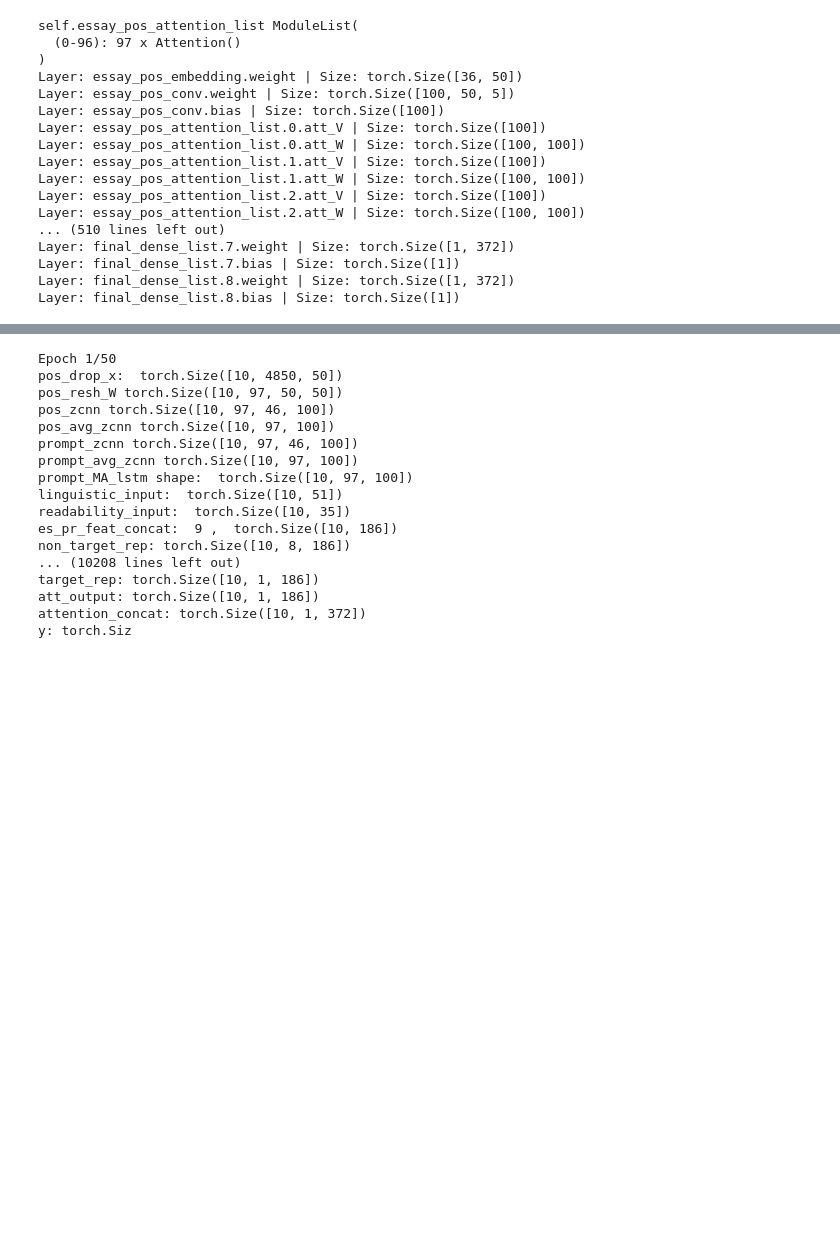
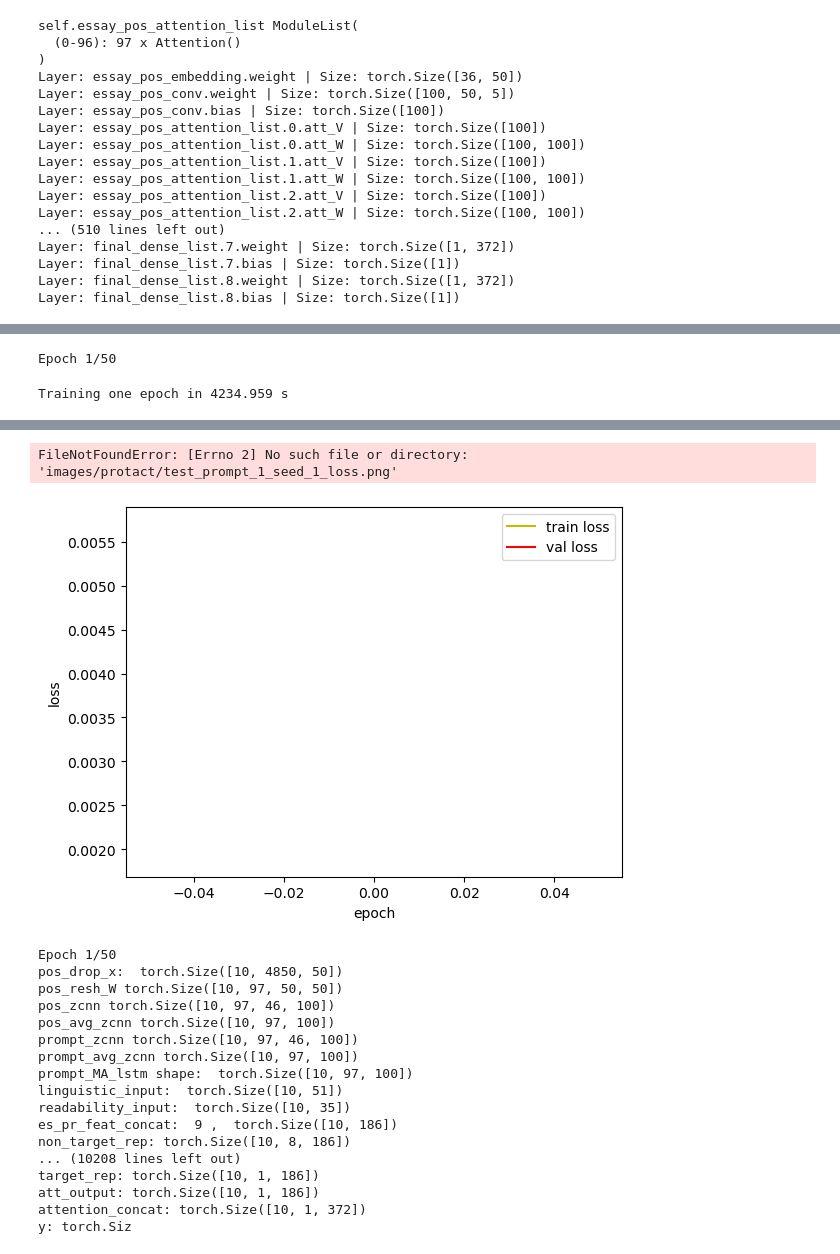
Before and after one commit to 2024-SKKU-AI-project-6/ProTACT, a Jupyter notebook: torch/train_ProTACT.ipynb, the cells around one changed output, grey strips where cells are left out. Saved outputs shown, nothing was run; the diff lists cells and outputs as text; code cells hidden in the pictures; blank space fills up the shorter version.

Commit message:
torch ipynb

```diff
--- a/torch/train_ProTACT.ipynb
+++ b/torch/train_ProTACT.ipynb
@@ -356,0 +342,77 @@ CURRENT EPOCH: -1
+# %%
+import time
+import torch
+from tqdm import tqdm
+import matplotlib.pyplot as plt
+
+class CustomHistory:
+    def __init__(self):
+        self.train_loss = []
+        self.val_loss = []
+
+    def update(self, train_loss, val_loss):
+        self.train_loss.append(train_loss)
+        self.val_loss.append(val_loss)
+
+custom_hist = CustomHistory()
+
+for epoch in range(1):  # e.g., epochs = 50
+    print(f'Epoch {epoch + 1}/{epochs}')
+    start_time = time.time()
+
+    # Training phase
+    model.train()
+    train_loss = 0.0
+    with tqdm(total=len(train_loader), desc=f"Epoch {epoch+1}/{epochs} - Training", leave=True) as pbar:
+        for batch_data in train_loader:
+            optimizer.zero_grad()
+            batch_data = [x.to(device) for x in batch_data]
+            inputs, targets = batch_data[:-1], batch_data[-1]
+            outputs = model(*inputs)
+            loss = criterion.loss_function(targets.float(), outputs)
+            loss.backward()
+            optimizer.step()
+            train_loss += loss.item() * batch_data[0].size(0)
+            pbar.set_postfix({'train_loss': train_loss / len(train_loader.dataset)})
+            pbar.update(1)
+    train_loss /= len(train_loader.dataset)
+
+    # Validation phase
+    model.eval()
+    val_loss = 0.0
+    with torch.no_grad():
+        with tqdm(total=len(dev_loader), desc='Validating', leave=True) as pbar:
+            for batch_data in dev_loader:
+                batch_data = [x.to(device) for x in batch_data]
+                inputs, targets = batch_data[:-1], batch_data[-1]
+                outputs = model(*inputs)
+                loss = criterion.loss_function(targets.float(), outputs)
+                val_loss += loss.item() * batch_data[0].size(0)
+                pbar.set_postfix({'val_loss': val_loss / len(dev_loader.dataset)})
+                pbar.update(1)
+    val_loss /= len(dev_loader.dataset)
+
+    # Update custom history
+    custom_hist.update(train_loss, val_loss)
+
+    # Evaluate the model
+    tt_time = time.time() - start_time
+    print(f"Training one epoch in {tt_time:.3f} s")
+    evaluator.evaluate(model, epoch + 1)
+    print(f"Train Loss: {train_loss:.4f} || Val Loss: {val_loss:.4f}")
+
+# Print final evaluation info
+evaluator.print_final_info()
+
+# Show the loss as the graph
+fig, loss_graph = plt.subplots()
+loss_graph.plot(custom_hist.train_loss, 'y', label='train loss')
+loss_graph.plot(custom_hist.val_loss, 'r', label='val loss')
+loss_graph.set_xlabel('epoch')
+loss_graph.set_ylabel('loss')
+plt.legend()
+plt.savefig(f'images/protact/test_prompt_{test_prompt_id}_seed_{seed}_loss.png')
+plt.show()
+# %% [output]
+Epoch 1/50
+Training one epoch in 4234.959 s
@@ -357,3 +436,5 @@ CURRENT EPOCH: -1
+FileNotFoundError: [Errno 2] No such file or directory: 'images/protact/test_prompt_1_seed_1_loss.png'
+[figure, added]
 # %%
 
 class CustomHistory:
```
Also changed, not shown: parts of 3 cells of this notebook, 3 other files.
